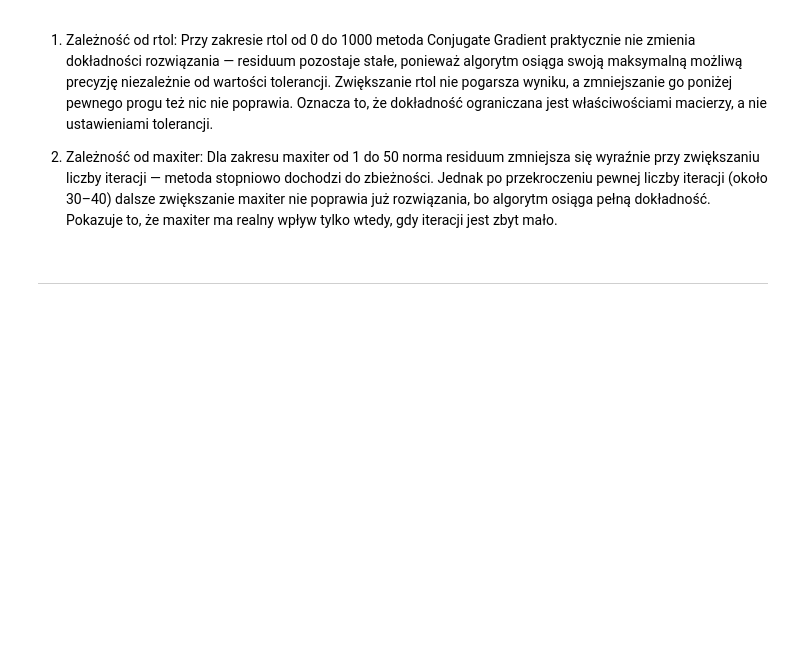
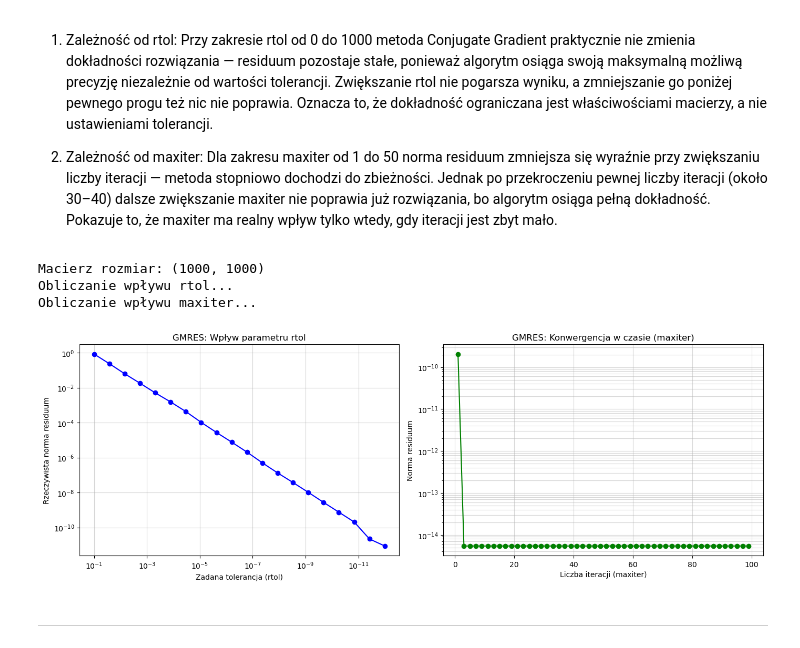
Before and after one commit to MN-KJ-2025/lab-6-sparse-matrix-Igur7, a Jupyter notebook: sprawozdanie.ipynb, the cells around one changed output. Saved outputs shown, nothing was run; the diff lists cells and outputs as text; code cells hidden in the pictures; blank space fills up the shorter version.

Commit message:
update gmres

```diff
--- a/sprawozdanie.ipynb
+++ b/sprawozdanie.ipynb
@@ -324,6 +324,82 @@ Przy zakresie rtol od 0 do 1000 metoda Conjugate Gradient praktycznie nie zmieni
 
 2. Zależność od maxiter:
 Dla zakresu maxiter od 1 do 50 norma residuum zmniejsza się wyraźnie przy zwiększaniu liczby iteracji — metoda stopniowo dochodzi do zbieżności. Jednak po przekroczeniu pewnej liczby iteracji (około 30–40) dalsze zwiększanie maxiter nie poprawia już rozwiązania, bo algorytm osiąga pełną dokładność. Pokazuje to, że maxiter ma realny wpływ tylko wtedy, gdy iteracji jest zbyt mało.
+# %%
+
+from scipy.sparse.linalg import gmres
+
+
+def residual_norm(A, x, b):
+
+    return np.linalg.norm(b - A @ x)
+
+A = generate_matrix(1000, is_symmetric=False)
+b = np.random.rand(1000)
+
+print(f"Macierz rozmiar: {A.shape}")
+
+rtol_values = np.logspace(-1, -12, 20)
+maxiter_values = range(1, 100, 2)
+
+results_rtol = []
+results_maxiter = []
+
+# --- Analiza 1: Wpływ rtol ---
+print("Obliczanie wpływu rtol...")
+for r in rtol_values:
+    x, info = gmres(A, b, rtol=r, maxiter=2000)
+    res = residual_norm(A, x, b)
+    results_rtol.append(res)
+
+# --- Analiza 2: Wpływ maxiter ---
+print("Obliczanie wpływu maxiter...")
+for it in maxiter_values:
+    # Wymuszamy pracę algorytmu małym rtol
+    x, info = gmres(A, b, rtol=1e-15, maxiter=it)
+    res = residual_norm(A, x, b)
+    results_maxiter.append(res)
+
+# --- RYSOWANIE WYKRESÓW ---
+
+
+results_rtol = np.array(results_rtol)
+results_maxiter = np.array(results_maxiter)
+
+
+epsilon = 1e-16
+results_rtol = np.nan_to_num(results_rtol, nan=epsilon)
+results_maxiter = np.nan_to_num(results_maxiter, nan=epsilon)
+
+results_rtol[results_rtol <= 0] = epsilon
+results_maxiter[results_maxiter <= 0] = epsilon
+
+fig, (ax1, ax2) = plt.subplots(1, 2, figsize=(14, 5))
+
+# Wykres 1: rtol
+ax1.plot(rtol_values, results_rtol, marker="o", color='blue')
+ax1.set_xscale("log")
+ax1.set_yscale("log")
+ax1.set_xlabel("Zadana tolerancja (rtol)")
+ax1.set_ylabel("Rzeczywista norma residuum")
+ax1.set_title("GMRES: Wpływ parametru rtol")
+ax1.invert_xaxis()
+ax1.grid(True, which="both", alpha=0.5)
+
+# Wykres 2: maxiter
+ax2.plot(maxiter_values, results_maxiter, marker="o", color='green')
+ax2.set_yscale("log")
+ax2.set_xlabel("Liczba iteracji (maxiter)")
+ax2.set_ylabel("Norma residuum")
+ax2.set_title("GMRES: Konwergencja w czasie (maxiter)")
+ax2.grid(True, which="both", alpha=0.5)
+
+plt.tight_layout()
+plt.show()
+# %% [output]
+Macierz rozmiar: (1000, 1000)
+Obliczanie wpływu rtol...
+Obliczanie wpływu maxiter...
+[figure, added]
 # %% [markdown]
 ---
 # %% [markdown]
```
Also changed, not shown: parts of 2 cells of this notebook.
